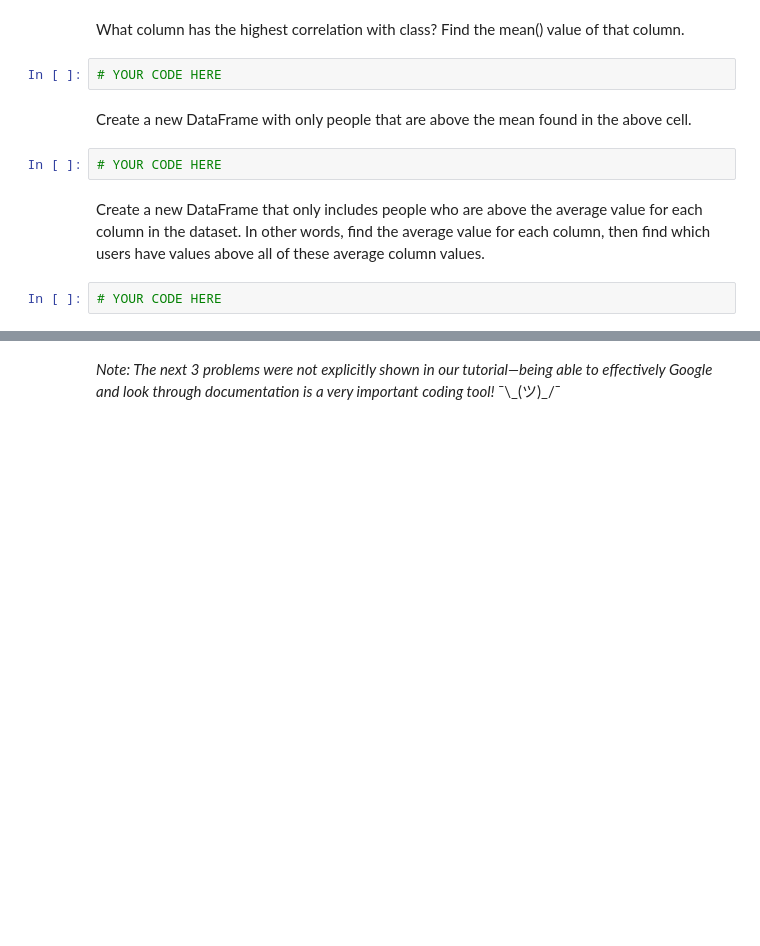
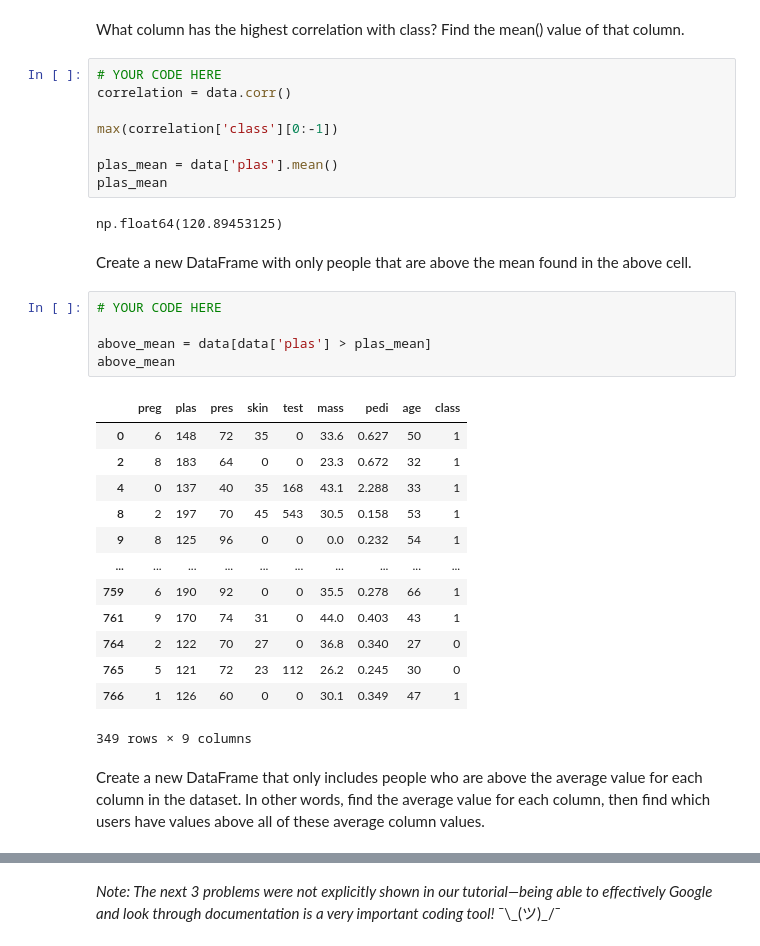
Before and after one commit to jpt1729/Week1-ml-ai, a Jupyter notebook: deepnote/John’s_Untitled_project/Week1_ml_ai-02_Pandas-Pandas_Exercises.ipynb, the cells around one changed output, grey strips where cells are left out. Drawn from its saved outputs; the diff is of its cells as text; blank space fills up the shorter version.

```diff
--- a/deepnote/John’s_Untitled_project/Week1_ml_ai-02_Pandas-Pandas_Exercises.ipynb
+++ b/deepnote/John’s_Untitled_project/Week1_ml_ai-02_Pandas-Pandas_Exercises.ipynb
@@ -61,12 +91,35 @@ data.corr()
 # %% [markdown]
 What column has the highest correlation with class? Find the mean() value of that column.
-# %%
-# YOUR CODE HERE
+# %%
+# YOUR CODE HERE
+correlation = data.corr()
+
+max(correlation['class'][0:-1])
+
+plas_mean = data['plas'].mean()
+plas_mean
+# %% [output]
+np.float64(120.89453125)
 # %% [markdown]
 Create a new DataFrame with only people that are above the mean found in the above cell.
 # %%
 # YOUR CODE HERE
+
+above_mean = data[data['plas'] > plas_mean]
+above_mean
+# %% [output]
+|  | preg | plas | pres | skin | test | mass | pedi | age | class |
+| 0 | 6 | 148 | 72 | 35 | 0 | 33.6 | 0.627 | 50 | 1 |
+| 2 | 8 | 183 | 64 | 0 | 0 | 23.3 | 0.672 | 32 | 1 |
+| 4 | 0 | 137 | 40 | 35 | 168 | 43.1 | 2.288 | 33 | 1 |
+| 8 | 2 | 197 | 70 | 45 | 543 | 30.5 | 0.158 | 53 | 1 |
+| 9 | 8 | 125 | 96 | 0 | 0 | 0.0 | 0.232 | 54 | 1 |
+| ... | ... | ... | ... | ... | ... | ... | ... | ... | ... |
+| 759 | 6 | 190 | 92 | 0 | 0 | 35.5 | 0.278 | 66 | 1 |
+| 761 | 9 | 170 | 74 | 31 | 0 | 44.0 | 0.403 | 43 | 1 |
+| 764 | 2 | 122 | 70 | 27 | 0 | 36.8 | 0.340 | 27 | 0 |
+| 765 | 5 | 121 | 72 | 23 | 112 | 26.2 | 0.245 | 30 | 0 |
+| 766 | 1 | 126 | 60 | 0 | 0 | 30.1 | 0.349 | 47 | 1 |
+349 rows × 9 columns
 # %% [markdown]
 Create a new DataFrame that only includes people who are above the average value for each column in the dataset. In other words, find the average value for each column, then find which users have values above all of these average column values.
-# %%
-# YOUR CODE HERE
```
Also changed, not shown: parts of 12 cells of this notebook, 1 other file.
